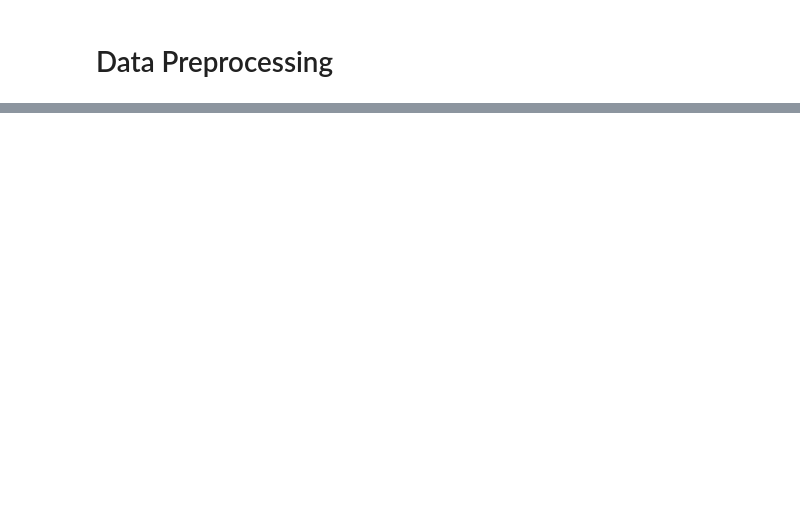
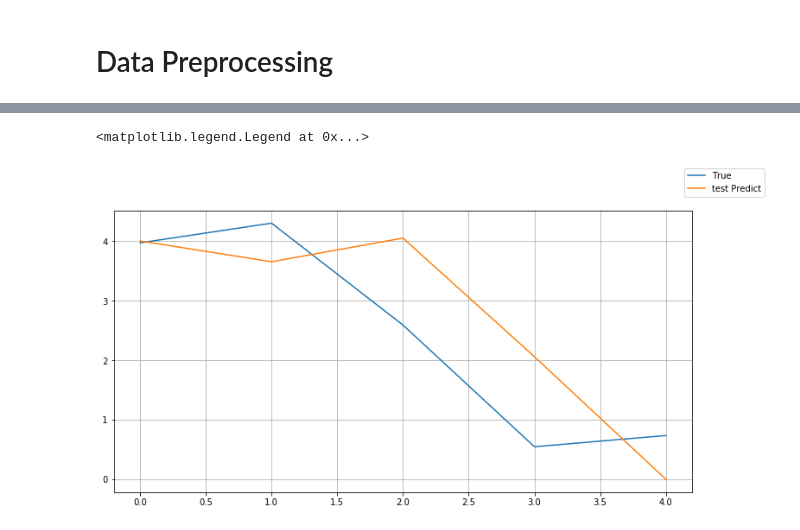
Before and after one commit to Natemen96/ECEMasterProject, a Jupyter notebook: LSTM_HousingData.ipynb, the cells around one changed output, grey strips where cells are left out. Saved outputs shown, nothing was run; the diff lists cells and outputs as text; code cells hidden in the pictures; blank space fills up the shorter version.

```diff
--- a/LSTM_HousingData.ipynb
+++ b/LSTM_HousingData.ipynb
@@ -491,0 +85,4 @@ TypeError: 'int' object is not callable
+# %%
+#save or load
+# model.save('0house_model.h5')
+model = load_model('0house_model.h5')
@@ -491,0 +135,14 @@ TypeError: 'int' object is not callable
+# %%
+#check last values
+fig, ax = plt.subplots(figsize=(12, 6))
+
+ax.plot(scaler.inverse_transform(dataset)[-5:], label= 'True' )
+# plt.plot(trainPredictPlot, label= 'train Predict')
+ax.plot(testPredictPlot[-5:], label= 'test Predict')
+ax.grid(True)
+fig.legend()
+
+# ax.show()
+# %% [output]
+<matplotlib.legend.Legend at 0x...>
+[figure, added]
```
Also changed, not shown: parts of 62 cells of this notebook, 11 other files.
